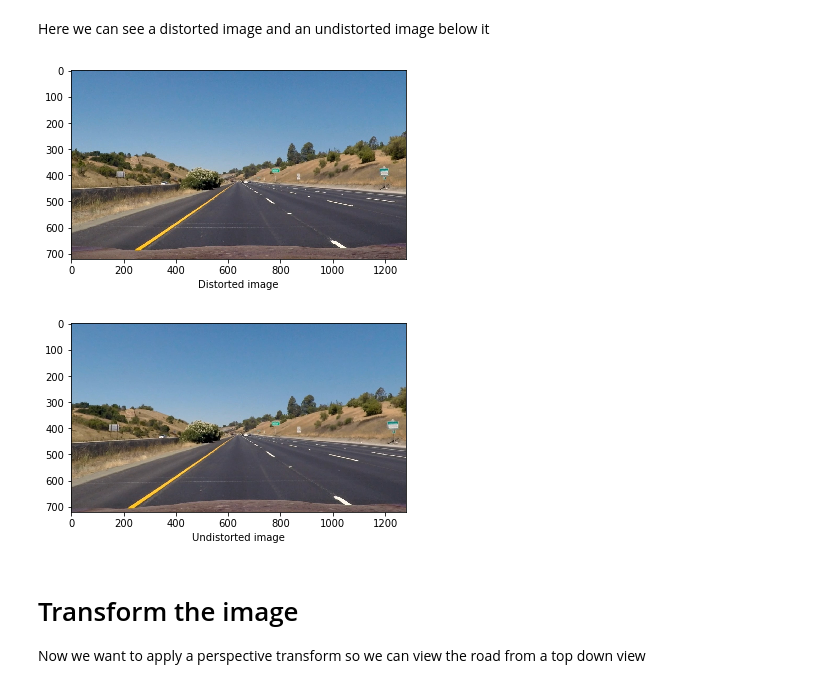
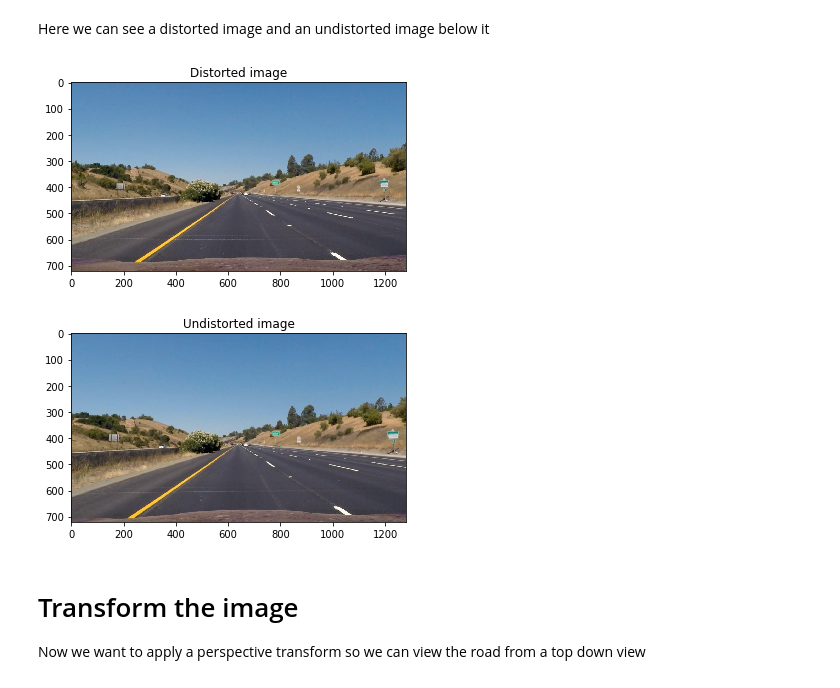
Before and after one commit to redwanrant/Advanced-Lane-Lines, a Jupyter notebook: lane_lines.ipynb, the cells around one changed output. Saved outputs shown, nothing was run; the diff lists cells and outputs as text; code cells hidden in the pictures.

```diff
--- a/lane_lines.ipynb
+++ b/lane_lines.ipynb
@@ -54,15 +54,15 @@ Here we can see a distorted image and an undistorted image below it
 # %%
 test_images = get_images(TEST_IMAGES_DIR)
 undistorted_img = undistort(test_images[0], objpoints, imgpoints)
-plt.xlabel('Distorted image')
+plt.title('Distorted image')
 plt.imshow(test_images[0])
 plt.show()
-plt.xlabel('Undistorted image')
+plt.title('Undistorted image')
 plt.imshow(undistorted_img)
 plt.show()
 # %% [output]
-[figure, old version]
+[figure, new version]
-[figure, old version]
+[figure, new version]
 # %% [markdown]
 # Transform the image
 Now we want to apply a perspective transform so we can view the road from a top down view
```
Also changed, not shown: parts of 7 cells of this notebook.
